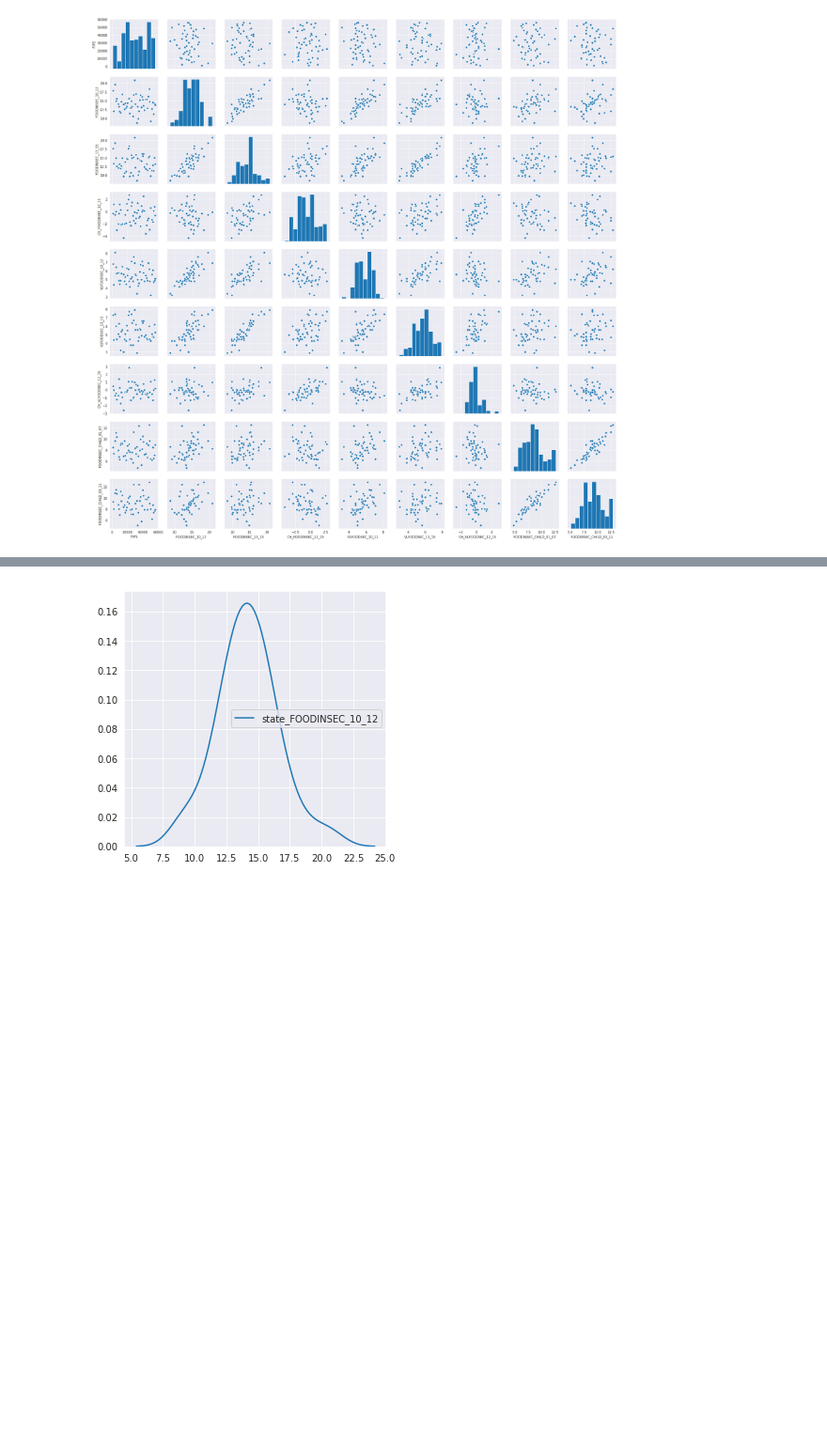
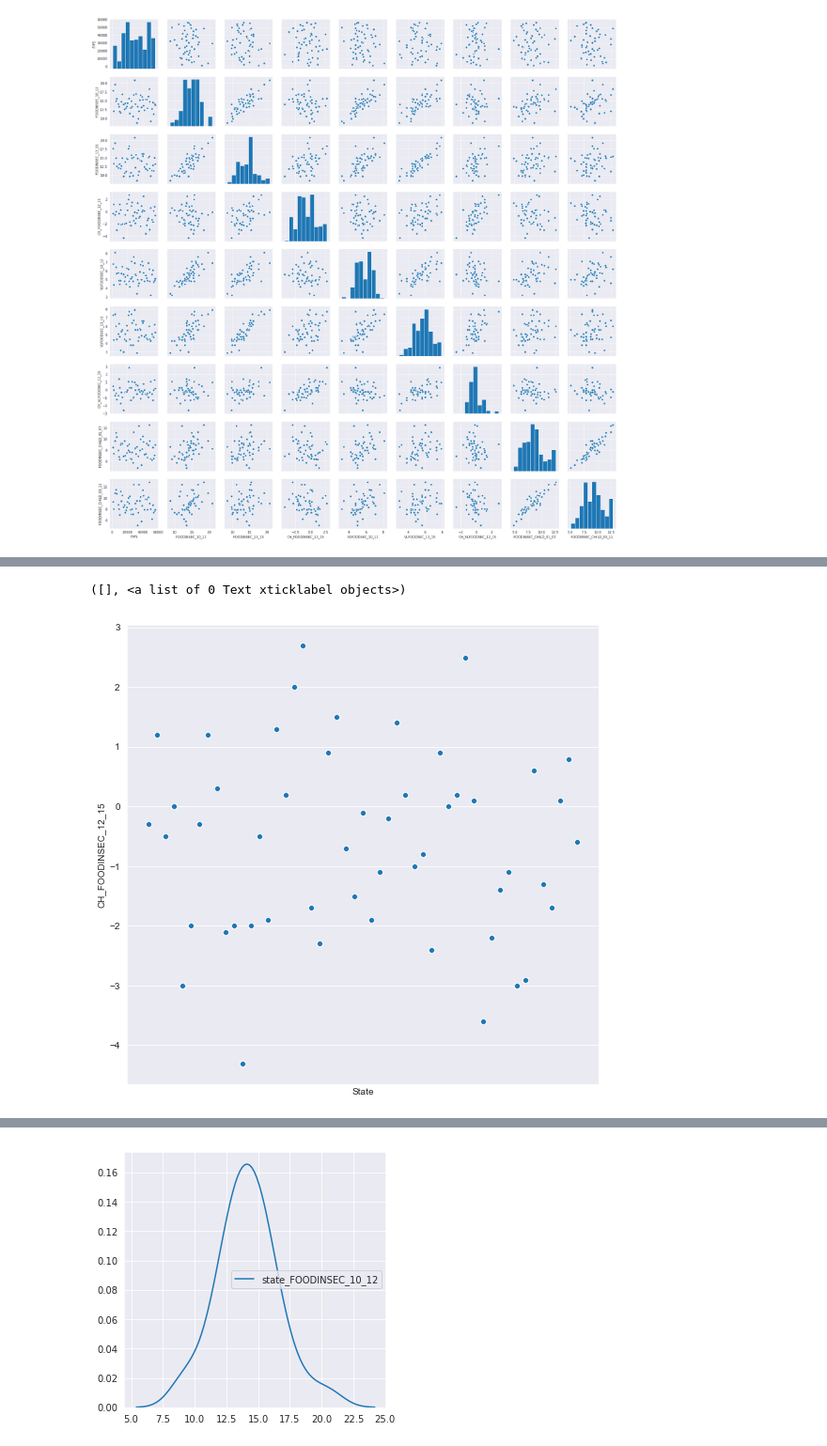
Before and after one commit to chriscross00/projects, a Jupyter notebook: food_security/reports/food_security_report.ipynb, the cells around one changed output, grey strips where cells are left out. Shown at 94% size. Drawn from its saved outputs; the diff is of its cells as text; code cells hidden in the pictures; blank space fills up the shorter version.

```diff
--- a/food_security/reports/food_security_report.ipynb
+++ b/food_security/reports/food_security_report.ipynb
@@ -102,0 +127,6 @@ sns.pairplot(insecurity)
+# %%
+sns.scatterplot(x='State', y='CH_FOODINSEC_12_15', data=insecurity)
+plt.xticks([])
+# %% [output]
+([], <a list of 0 Text xticklabel objects>)
+[figure, added]
```
Also changed, not shown: parts of 7 cells of this notebook, 1 other file.
